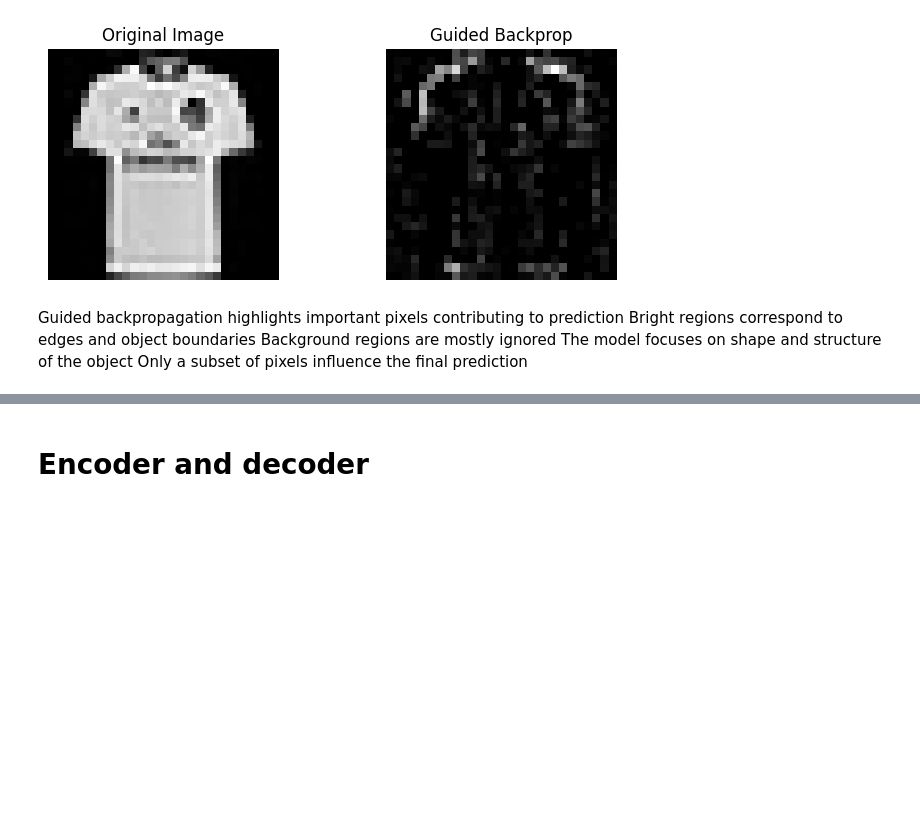
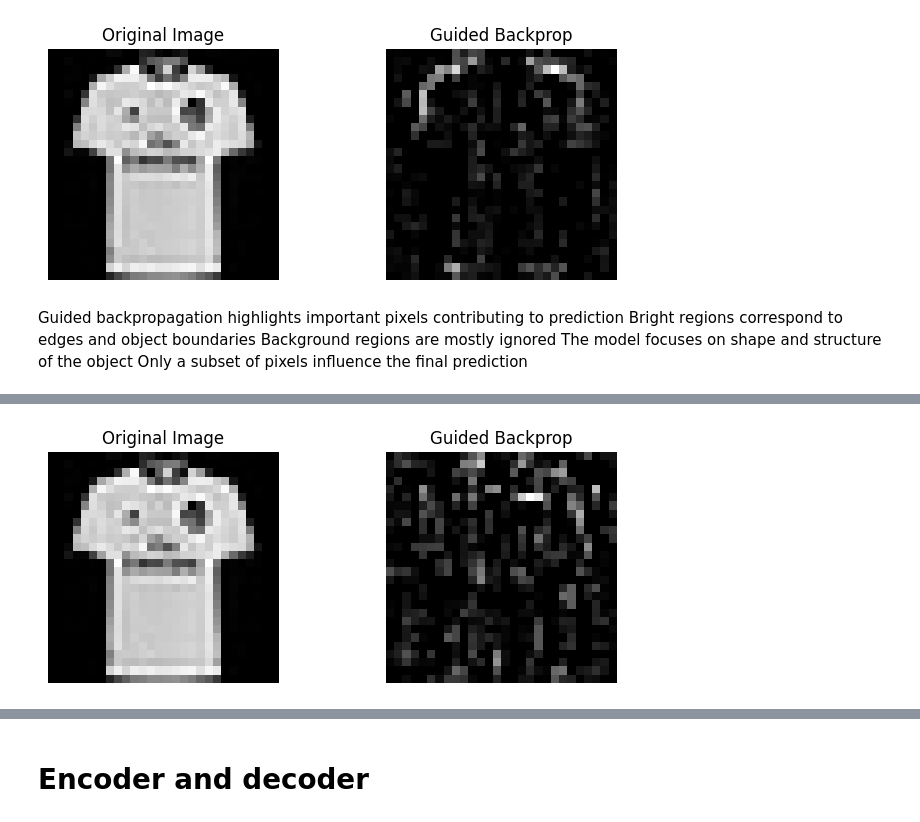
Before and after one commit to naveen-ramavath/Deep-Learning, a Jupyter notebook: dl_assignment.ipynb, the cells around one changed output, grey strips where cells are left out. Cells and saved outputs as stored; diff of their text form; code cells hidden in the pictures; blank space fills up the shorter version.

Commit message:
guided back propagation with 10 epochs

```diff
--- a/dl_assignment.ipynb
+++ b/dl_assignment.ipynb
@@ -1297,0 +1300,90 @@ Only a subset of pixels influence the final prediction
+# %%
+import pandas as pd
+import tensorflow as tf
+import matplotlib.pyplot as plt
+import numpy as np
+from tensorflow.keras.models import Model
+from tensorflow.keras.layers import Conv2D, MaxPooling2D, Flatten, Dense, Input
+
+# ----------------------------
+# 1. LOAD DATA
+# ----------------------------
+train = pd.read_csv("/content/fashion-mnist_train.csv (1).zip")
+test = pd.read_csv("/content/fashion-mnist_test.csv (1).zip")
+
+X_train = train.drop("label", axis=1).values.reshape(-1,28,28,1) / 255.0
+y_train = train["label"]
+
+X_test = test.drop("label", axis=1).values.reshape(-1,28,28,1) / 255.0
+y_test = test["label"]
+
+# small dataset
+X_train = X_train[:5000]
+y_train = y_train[:5000]
+X_test = X_test[:1000]
+y_test = y_test[:1000]
+
+# ----------------------------
+# 2. BUILD MODEL
+# ----------------------------
+inputs = Input(shape=(28,28,1))
+
+x = Conv2D(32, (3,3), activation='relu')(inputs)
+x = MaxPooling2D((2,2))(x)
+x = Flatten()(x)
+x = Dense(64, activation='relu')(x)
+outputs = Dense(10, activation='softmax')(x)
+
+model = Model(inputs, outputs)
+
+model.compile(optimizer='adam',
+              loss='sparse_categorical_crossentropy',
+              metrics=['accuracy'])
+
+# train
+model.fit(X_train, y_train, epochs=10, validation_split=0.2)
+
+# ----------------------------
+# 3. GUIDED BACKPROP
+# ----------------------------
+
+# pick one image
+img = X_test[0:1]
+img_tensor = tf.convert_to_tensor(img)
+
+with tf.GradientTape() as tape:
+    tape.watch(img_tensor)
+    preds = model(img_tensor)
+
+    # get predicted class
+    class_idx = tf.argmax(preds[0])
+    loss = preds[:, class_idx]
+
+# compute gradients
+grads = tape.gradient(loss, img_tensor)
+
+# guided backprop: keep only positive gradients
+guided_grads = tf.maximum(grads, 0)
+
+# convert to numpy
+guided_grads = guided_grads.numpy()[0]
+
+# ----------------------------
+# 4. VISUALIZATION
+# ----------------------------
+plt.figure(figsize=(8,3))
+
+# original image
+plt.subplot(1,2,1)
+plt.title("Original Image")
+plt.imshow(img[0].reshape(28,28), cmap='gray')
+plt.axis('off')
+
+# guided backprop image
+plt.subplot(1,2,2)
+plt.title("Guided Backprop")
+plt.imshow(guided_grads.reshape(28,28), cmap='gray')
+plt.axis('off')
+
+plt.show()
+# %% [output]
@@ -1297,0 +1410 @@ Only a subset of pixels influence the final prediction
+[figure, added]
```
Also changed, not shown: parts of 3 cells of this notebook.
